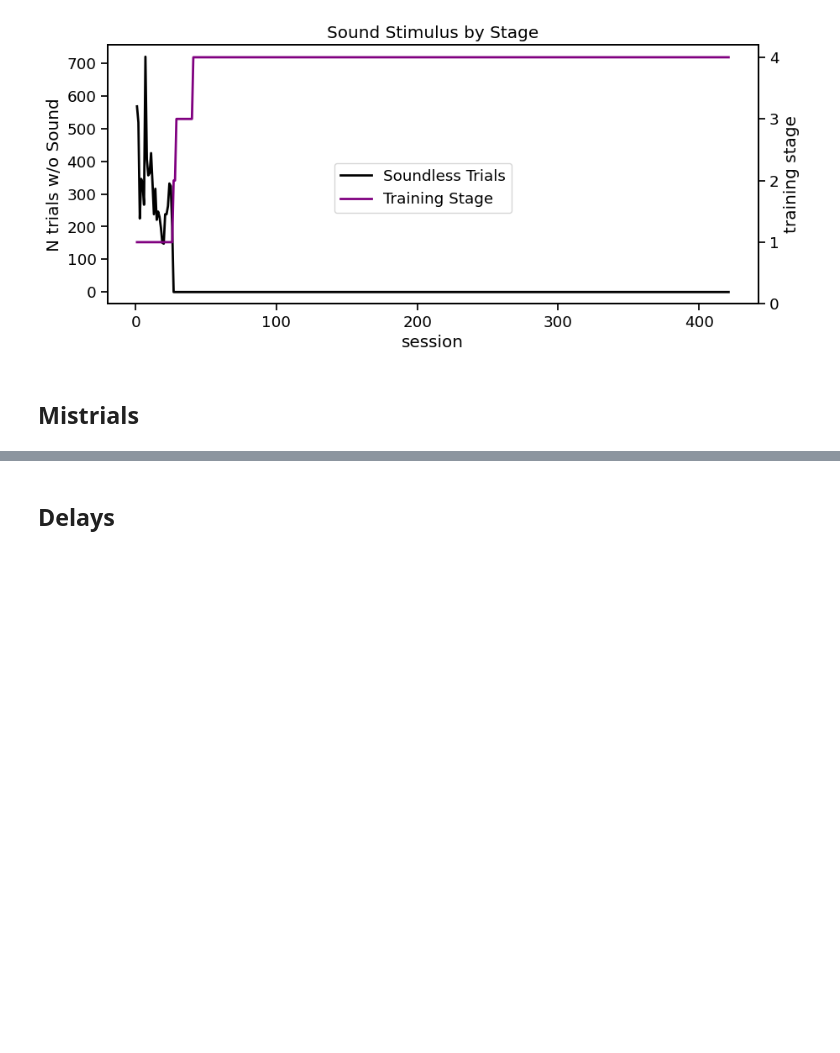
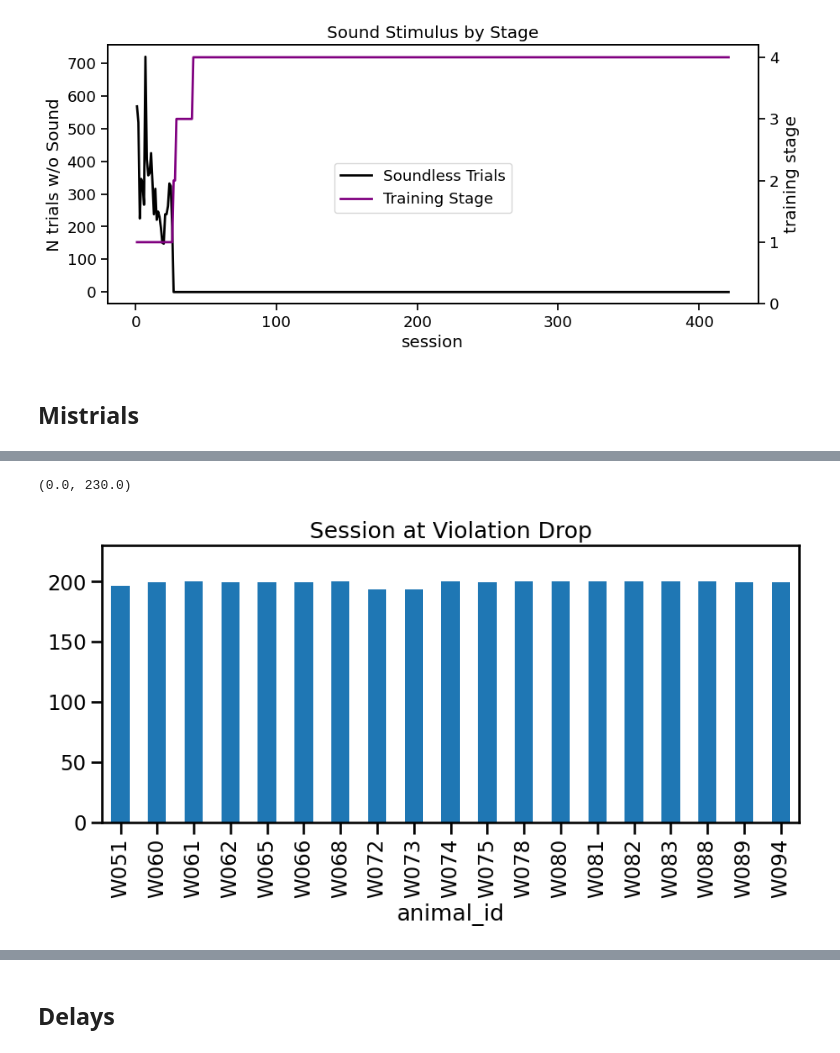
Before and after one commit to jess-breda/violations-multinomial, a Jupyter notebook: explring_dataset.ipynb, the cells around one changed output, grey strips where cells are left out. Drawn from its saved outputs; the diff is of its cells as text; code cells hidden in the pictures; blank space fills up the shorter version.

```diff
--- a/explring_dataset.ipynb
+++ b/explring_dataset.ipynb
@@ -140,0 +173,24 @@ fig.legend(loc="center")
+# %%
+def determine_session_violation_drop(animal_df, threshold=30):
+    null_counts = animal_df['hit'].isnull().groupby(animal_df['session']).sum()
+    mask = (null_counts.index > threshold) & (null_counts == 0)
+    return mask.argmax() # first session where there is 0 violations
+
+def determine_stage_violation_drop(animal_df, session_drop):
+    return animal_df.query(f'session == {session_drop}').training_stage.max()
+
+def determine_average_hits_violation_drop(animal_df, session_drop, window=10):
+    # get performance for the 10 sessions leading up to the drop
+    return animal_df.query(f'session > {session_drop-window} & session < {session_drop+1}').hit.mean()
+
+def determine_average_viols_violation_drop(animal_df, session_drop, window=10):
+    # get performance for the 10 sessions leading up to the drop
+    return animal_df.query(f'session > {session_drop-window} & session < {session_drop+1}').violation.mean()
+# %%
+viol_df = RAT_DF.groupby("subject_id").apply(lambda group: pd.Series({
+    "animal_id": group.name,
+    "session_viol_drop": determine_session_violation_drop(group),
+    "stage_viol_drop": determine_stage_violation_drop(group, determine_session_violation_drop(group)),
+    "hit_viol_drop": determine_average_hits_violation_drop(group, determine_session_violation_drop(group),window=10),
+    "viol_viol_drop": determine_average_viols_violation_drop(group, determine_session_violation_drop(group),window=10),
+})).reset_index(drop=True)
@@ -140,0 +217,7 @@ fig.legend(loc="center")
+# %%
+fig,ax = plt.subplots(figsize = (10,4))
+viol_df.plot(kind="bar", x="animal_id", y="session_viol_drop", title="Session at Violation Drop", legend=False,ax=ax)
+plt.ylim(0,230)
+# %% [output]
+(0.0, 230.0)
+[figure, added]
```
Also changed, not shown: parts of 15 cells of this notebook.
